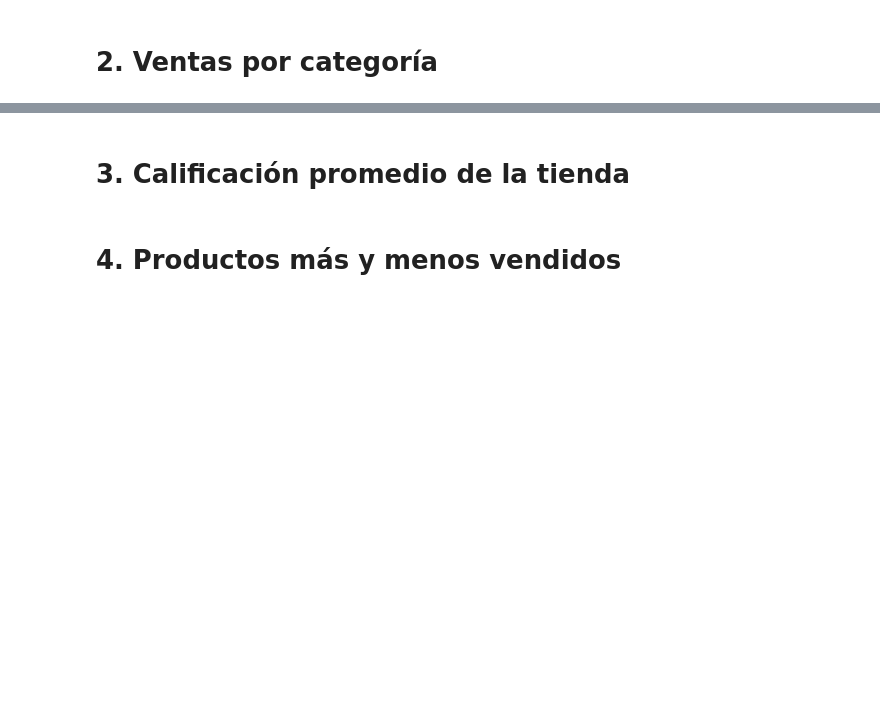
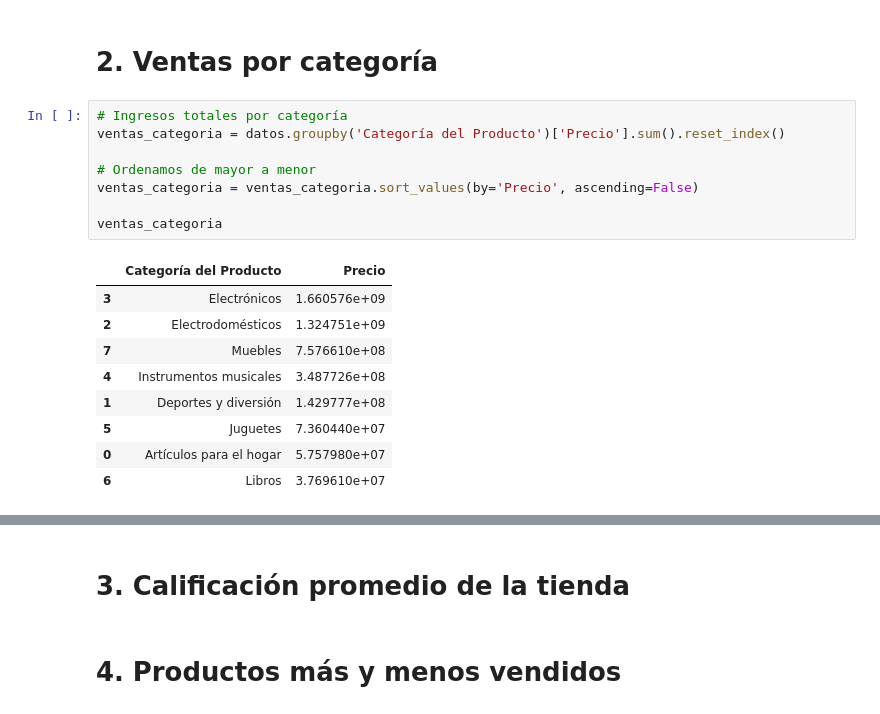
Before and after one commit to RodrigoMunoz-dev/Challenge-Alura-Store, a Jupyter notebook: AluraStoreLatam.ipynb, the cells around one changed output, grey strips where cells are left out. Cells and saved outputs as stored; diff of their text form; blank space fills up the shorter version.

```diff
--- a/AluraStoreLatam.ipynb
+++ b/AluraStoreLatam.ipynb
@@ -48,2 +78,20 @@ Tienda 4: $1,038,375,700
 # %% [markdown]
 # 2. Ventas por categoría
+# %%
+# Ingresos totales por categoría
+ventas_categoria = datos.groupby('Categoría del Producto')['Precio'].sum().reset_index()
+
+# Ordenamos de mayor a menor
+ventas_categoria = ventas_categoria.sort_values(by='Precio', ascending=False)
+
+ventas_categoria
+# %% [output]
+|  | Categoría del Producto | Precio |
+| 3 | Electrónicos | 1.660576e+09 |
+| 2 | Electrodomésticos | 1.324751e+09 |
+| 7 | Muebles | 7.576610e+08 |
+| 4 | Instrumentos musicales | 3.487726e+08 |
+| 1 | Deportes y diversión | 1.429777e+08 |
+| 5 | Juguetes | 7.360440e+07 |
+| 0 | Artículos para el hogar | 5.757980e+07 |
+| 6 | Libros | 3.769610e+07 |
```
Also changed, not shown: parts of 3 cells of this notebook.
